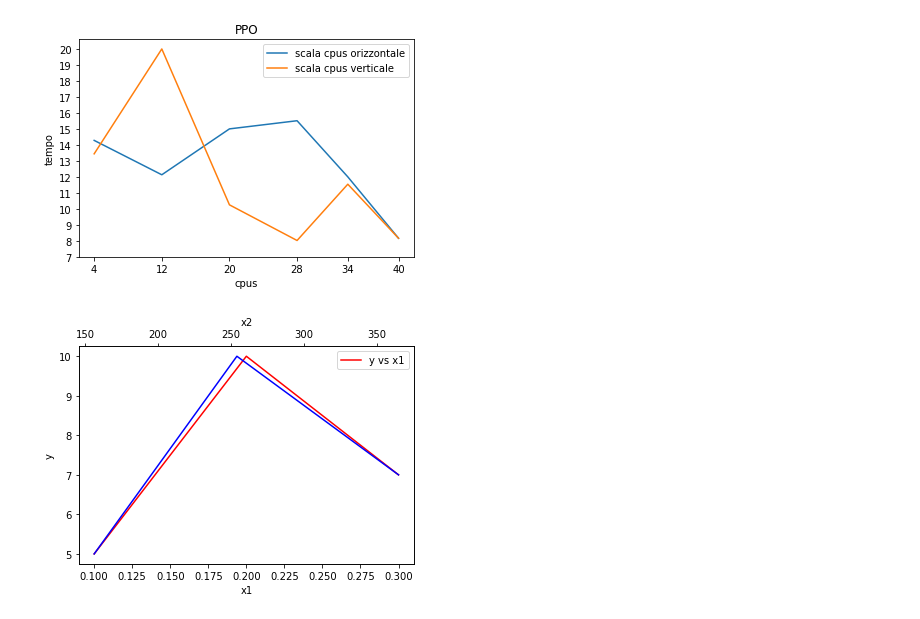
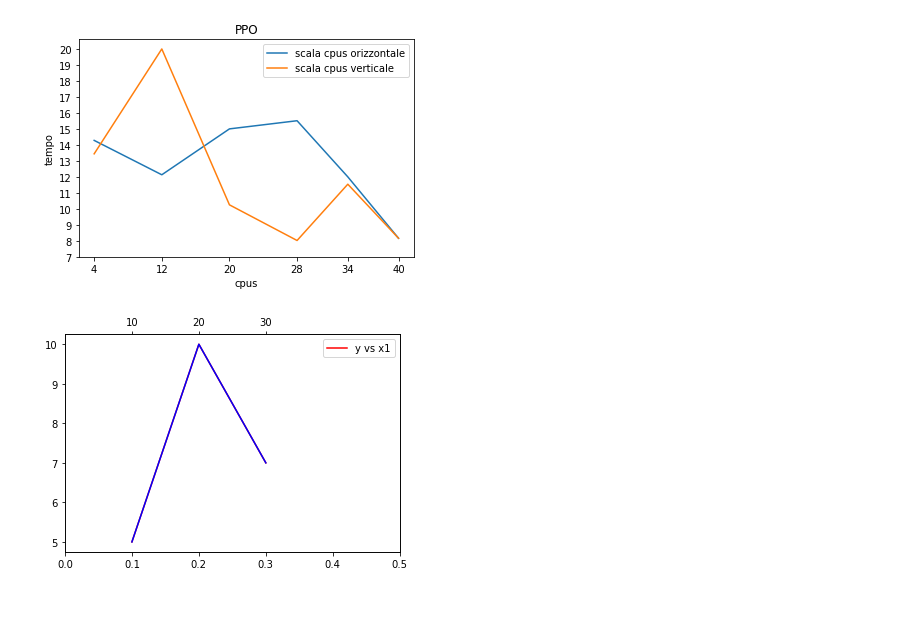
Before and after one commit to MatteoIng/tesiMagistrale, a Jupyter notebook: tesi.ipynb, the cells around one changed output. Saved outputs shown, nothing was run; the diff lists cells and outputs as text; code cells hidden in the pictures.

Commit message:
visualizzazione con grafico completo

```diff
--- a/tesi.ipynb
+++ b/tesi.ipynb
@@ -756,31 +756,31 @@ plt.show()
 [figure]
 # %%
 import numpy as np
+import matplotlib.pyplot as plt
 
 x1 = [0.1,0.2,0.3]
 x2 = [156,254,365]
 y = [5,10,7]
 
 fig, ax = plt.subplots()
 
 # Disegna la linea con i dati y rispetto all'asse x1
 ax.plot(x1, y, color="red", label="y vs x1")
+ax.set_xlim(0,0.5)
 
 # Crea un secondo asse x sopra il primo
 ax2 = ax.twiny()
 
 # Disegna la linea con i dati y rispetto all'asse x2
-ax2.plot(x2, y, color="blue", label="y vs x2")
+ax2.plot(x1, y, color="blue", label="y vs x2")
+ax2.set_xlim(0,0.5)
+ax2.set_xticks(x1,[10,20,30])
 
-# Imposta le etichette degli assi
-ax.set_xlabel("x1")
-ax2.set_xlabel("x2")
-ax.set_ylabel("y")
 
 # Aggiungi le legende
 ax.legend()
 
 # Mostra il grafico
 plt.show()
 # %% [output]
-[figure, old version]
+[figure, new version]
```
Also changed, not shown: 1 other file.
